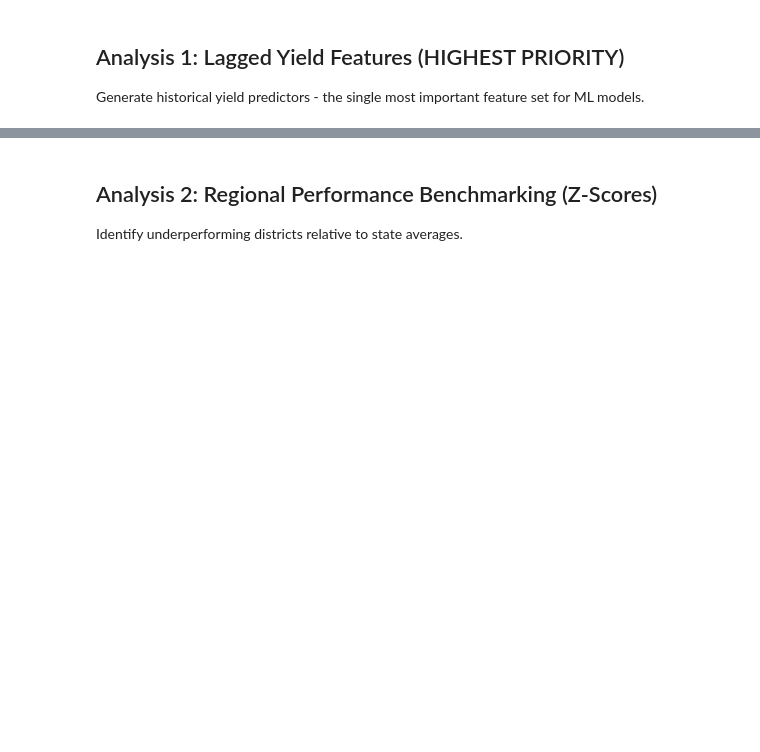
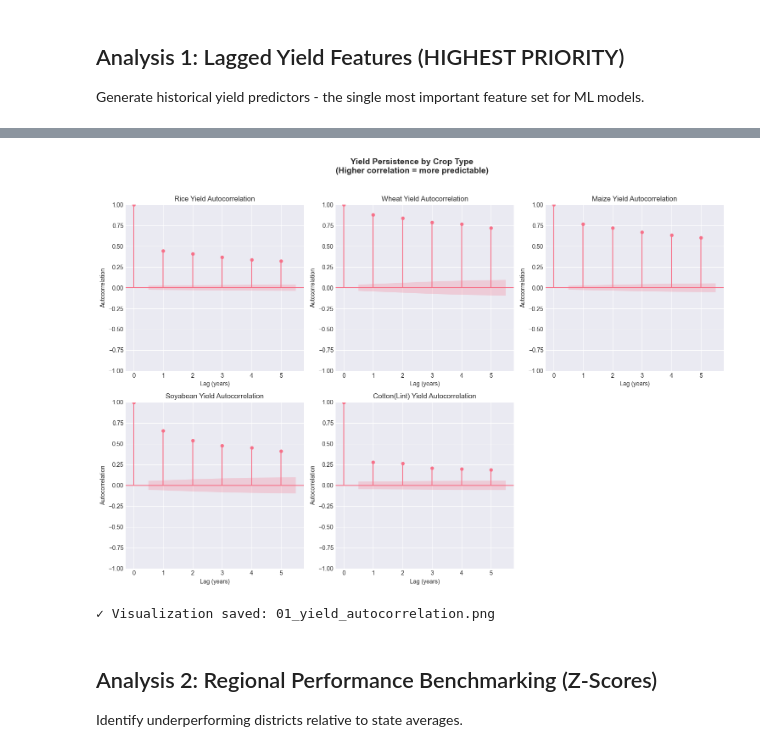
Before and after one commit to siby-sabu/dsba2026, a Jupyter notebook: notebooks/modeling/01_feature_engineering.ipynb, the cells around one changed output, grey strips where cells are left out. Drawn from its saved outputs; the diff is of its cells as text; code cells hidden in the pictures; blank space fills up the shorter version.

Commit message:
Added notebook for features engineering

```diff
--- a/notebooks/modeling/01_feature_engineering.ipynb
+++ b/notebooks/modeling/01_feature_engineering.ipynb
@@ -69,14 +89,11 @@ print(f"  Vegetation: {len(vegetation_df):,} rows")
 # %%
-# Data cleaning
-print("Cleaning data...")
+# Rename dataframe for consistency with rest of notebook
+crop_yield_df = fact_seasonal_crop.copy()
 
-# Remove NaN production values
-crop_yield_df = crop_yield_df[crop_yield_df['production'].notna()].copy()
-print(f"After removing NaN production: {len(crop_yield_df):,} rows")
+# Remove NaN production values (0.6% of data)
+crop_yield_df = crop_yield_df[crop_yield_df["production"].notna()].copy()
+print(
+    f"After removing NaN production: {len(crop_yield_df):,} rows ({len(fact_seasonal_crop) - len(crop_yield_df):,} removed)"
+)
 
-# Extract integer year from datetime
-crop_yield_df['crop_year'] = crop_yield_df['year'].dt.year
-precipitation_df['year_int'] = precipitation_df['year']
-vegetation_df['year_int'] = vegetation_df['year']
-
-print("✓ Data cleaning complete")
+print("\n✓ Data ready for feature engineering")
@@ -135,31 +218,38 @@ print(f"\nFeatures added: yield_lag1, yield_lag2, yield_lag3, yield_change_1yr,
 # %%
 # Autocorrelation analysis
 from statsmodels.graphics.tsaplots import plot_acf
 
 # Top 5 crops by area
-top_crops = crop_yield_df.groupby('crop_name', observed=True)['area'].sum().nlargest(5).index
+top_crops = (
+    crop_yield_df.groupby("crop_name", observed=True)["area"].sum().nlargest(5).index
+)
 
 fig, axes = plt.subplots(2, 3, figsize=(15, 10))
 axes = axes.flatten()
 
 for idx, crop in enumerate(top_crops):
-    crop_data = crop_yield_df[
-        crop_yield_df['crop_name'] == crop
-    ]['yield'].dropna()
+    crop_data = crop_yield_df[crop_yield_df["crop_name"] == crop]["yield"].dropna()
 
-    plot_acf(crop_data, lags=5, ax=axes[idx], title=f'{crop} Yield Autocorrelation')
-    axes[idx].set_xlabel('Lag (years)')
-    axes[idx].set_ylabel('Autocorrelation')
+    plot_acf(crop_data, lags=5, ax=axes[idx], title=f"{crop} Yield Autocorrelation")
+    axes[idx].set_xlabel("Lag (years)")
+    axes[idx].set_ylabel("Autocorrelation")
 
-axes[-1].axis('off')  # Hide extra subplot
+axes[-1].axis("off")  # Hide extra subplot
 
-plt.suptitle('Yield Persistence by Crop Type\n(Higher correlation = more predictable)',
-             fontsize=14, fontweight='bold', y=1.02)
+plt.suptitle(
+    "Yield Persistence by Crop Type\n(Higher correlation = more predictable)",
+    fontsize=14,
+    fontweight="bold",
+    y=1.02,
+)
 plt.tight_layout()
-plt.savefig(figures_path / '01_yield_autocorrelation.png', dpi=300, bbox_inches='tight')
+plt.savefig(figures_path / "01_yield_autocorrelation.png", dpi=300, bbox_inches="tight")
 plt.show()
 
 print("✓ Visualization saved: 01_yield_autocorrelation.png")
+# %% [output]
+[figure, added]
+✓ Visualization saved: 01_yield_autocorrelation.png
 # %% [markdown]
 ## Analysis 2: Regional Performance Benchmarking (Z-Scores)
 
```
Also changed, not shown: parts of 40 cells of this notebook, 23 other files.
